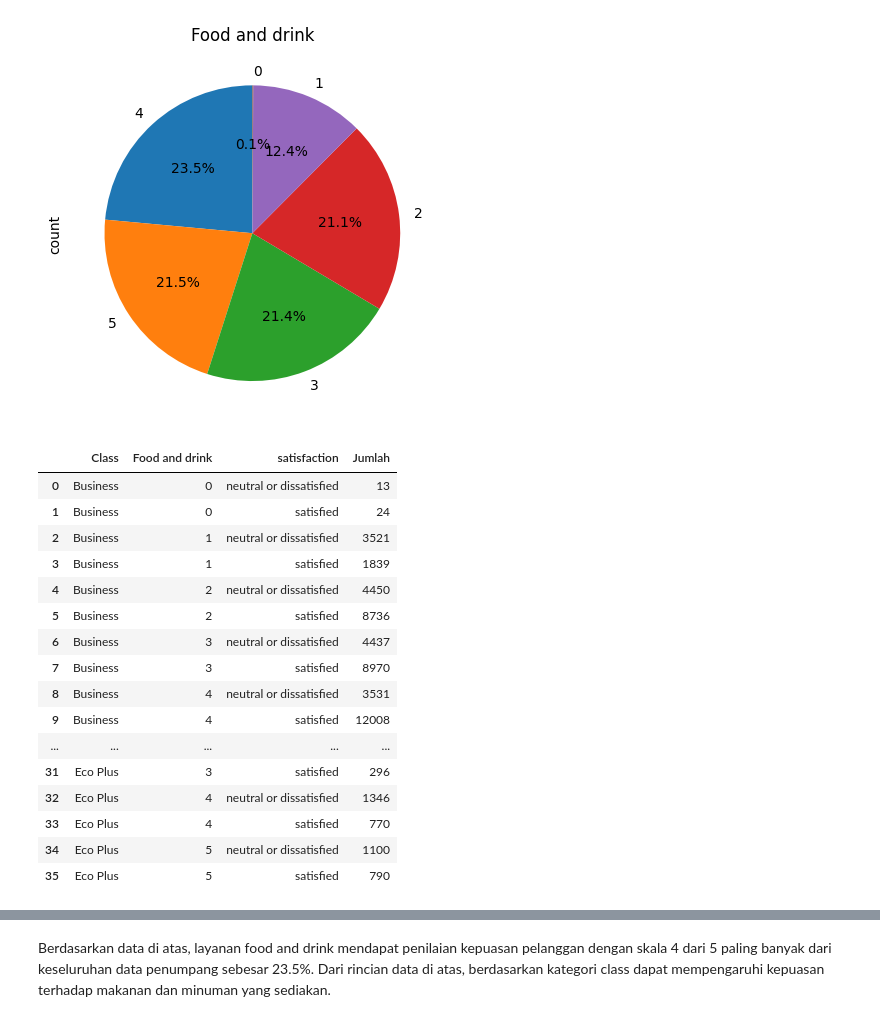
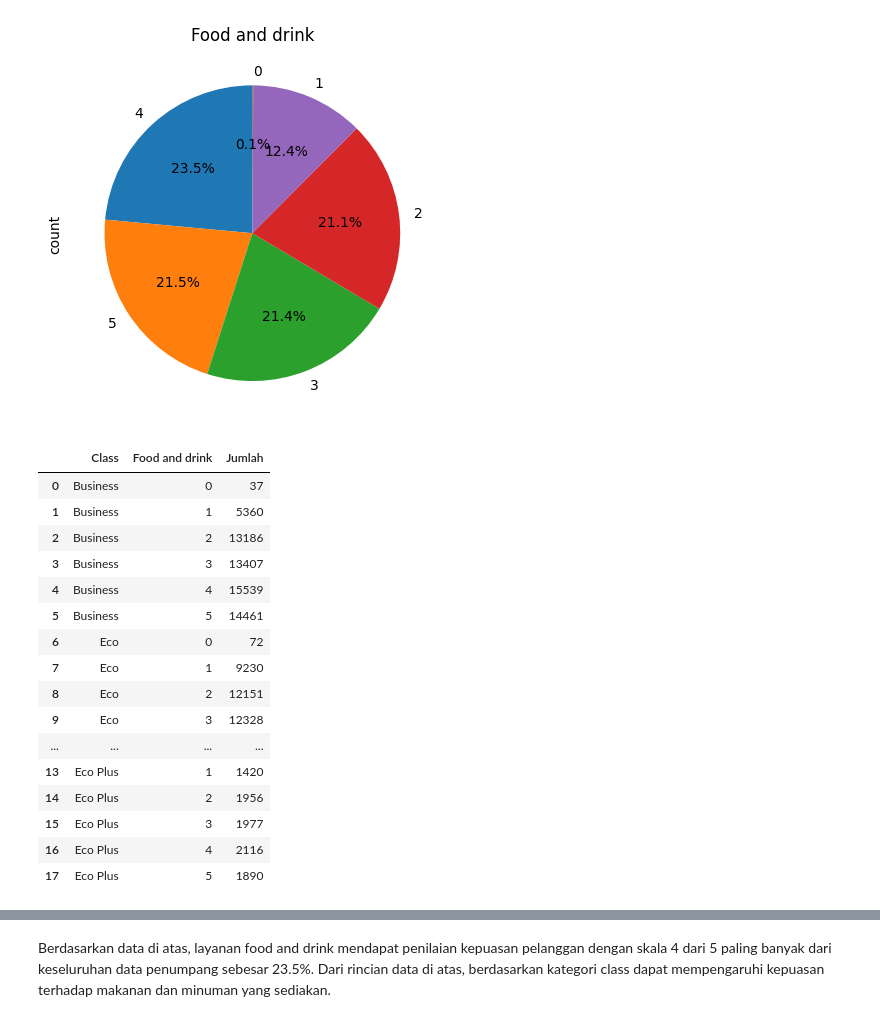
Before and after one commit to Dzoel31/Data-Mining-Classification-Clustering, a Jupyter notebook: Project_UAS_DMDW.ipynb, the cells around one changed output, grey strips where cells are left out. Cells and saved outputs as stored; diff of their text form; code cells hidden in the pictures.

```diff
--- a/Project_UAS_DMDW.ipynb
+++ b/Project_UAS_DMDW.ipynb
@@ -667,25 +670,24 @@ plt.show()
 # %% [output]
 [figure]
 # %%
-df_food = df_merge.groupby(['Class', 'Food and drink', 'satisfaction']).agg({'satisfaction': 'count'}).rename(columns={'satisfaction': 'Jumlah'})
-df_food.reset_index(inplace=True)
+df_food = df_merge.groupby(['Class', 'Food and drink']).size().reset_index(name='Jumlah')
 df_food
 # %% [output]
-|  | Class | Food and drink | satisfaction | Jumlah |
-| 0 | Business | 0 | neutral or dissatisfied | 13 |
-| 1 | Business | 0 | satisfied | 24 |
-| 2 | Business | 1 | neutral or dissatisfied | 3521 |
-| 3 | Business | 1 | satisfied | 1839 |
-| 4 | Business | 2 | neutral or dissatisfied | 4450 |
-| 5 | Business | 2 | satisfied | 8736 |
-| 6 | Business | 3 | neutral or dissatisfied | 4437 |
-| 7 | Business | 3 | satisfied | 8970 |
-| 8 | Business | 4 | neutral or dissatisfied | 3531 |
-| 9 | Business | 4 | satisfied | 12008 |
-| ... | ... | ... | ... | ... |
-| 31 | Eco Plus | 3 | satisfied | 296 |
-| 32 | Eco Plus | 4 | neutral or dissatisfied | 1346 |
-| 33 | Eco Plus | 4 | satisfied | 770 |
-| 34 | Eco Plus | 5 | neutral or dissatisfied | 1100 |
-| 35 | Eco Plus | 5 | satisfied | 790 |
+|  | Class | Food and drink | Jumlah |
+| 0 | Business | 0 | 37 |
+| 1 | Business | 1 | 5360 |
+| 2 | Business | 2 | 13186 |
+| 3 | Business | 3 | 13407 |
+| 4 | Business | 4 | 15539 |
+| 5 | Business | 5 | 14461 |
+| 6 | Eco | 0 | 72 |
+| 7 | Eco | 1 | 9230 |
+| 8 | Eco | 2 | 12151 |
+| 9 | Eco | 3 | 12328 |
+| ... | ... | ... | ... |
+| 13 | Eco Plus | 1 | 1420 |
+| 14 | Eco Plus | 2 | 1956 |
+| 15 | Eco Plus | 3 | 1977 |
+| 16 | Eco Plus | 4 | 2116 |
+| 17 | Eco Plus | 5 | 1890 |
 # %%
```
Also changed, not shown: parts of 25 cells of this notebook, 6 other files.
